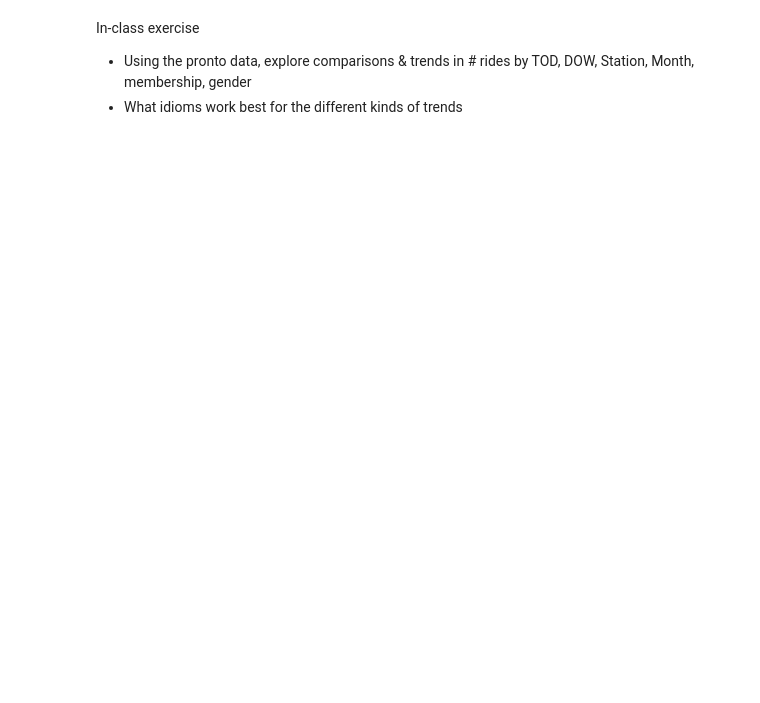
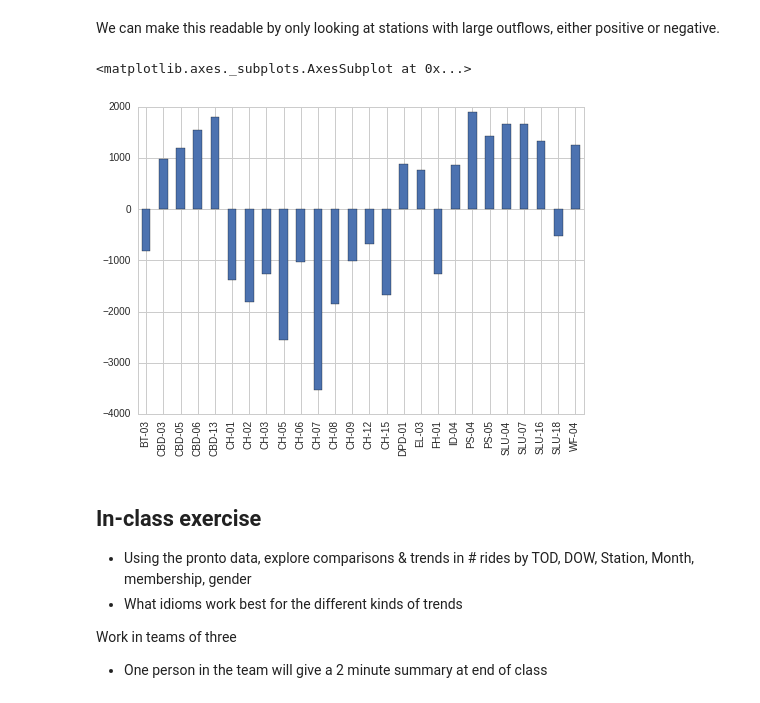
Before and after one commit to UWSEDS/LectureNotes, a Jupyter notebook: 07-Visualization-in-Python/Visualization in Python.ipynb, the cells around one changed output. Saved outputs shown, nothing was run; the diff lists cells and outputs as text; code cells hidden in the pictures; blank space fills up the shorter version.

```diff
--- a/07-Visualization-in-Python/Visualization in Python.ipynb
+++ b/07-Visualization-in-Python/Visualization in Python.ipynb
@@ -98,0 +55,3 @@ Focus is on comparison and trends task
+# %%
+count_list = [to_counts[x] for x in from_counts.index]
+ordered_to_counts = pd.Series(count_list, index=from_counts.index)
@@ -98,0 +68,3 @@ Focus is on comparison and trends task
+# %%
+df_counts = pd.DataFrame({'from': from_counts.values, 'to': ordered_to_counts.values}, index=from_counts.index)
+df_counts.head()
@@ -98,0 +78,3 @@ Focus is on comparison and trends task
+# %%
+df_counts.sort_index(inplace=True)  # Modifies the calling dataframe
+df_counts.head()
@@ -98,0 +90,3 @@ Focus is on comparison and trends task
+# %%
+df_outflow = pd.DataFrame({'outflow':df_counts.to - df_counts['from']}, index=df_counts.index)
+df_outflow.plot.bar(legend=False)
@@ -99,4 +96,17 @@ Focus is on comparison and trends task
+# %% [markdown]
+We can make this readable by only looking at stations with large outflows, either positive or negative.
+# %%
+min_outflow = 500
+sel = abs(df_outflow.outflow) > min_outflow
+df_outflow_small = df_outflow[sel]
+df_outflow_small.plot.bar(legend=False)
+# %% [output]
+<matplotlib.axes._subplots.AxesSubplot at 0x...>
+[figure, added]
 # %% [markdown]
-In-class exercise
-  - Using the pronto data, explore comparisons & trends in # rides by TOD, DOW, Station, Month, membership, gender
-  - What idioms work best for the different kinds of trends
+## In-class exercise
+- Using the pronto data, explore comparisons & trends in # rides by TOD, DOW, Station, Month, membership, gender
+- What idioms work best for the different kinds of trends
+
+Work in teams of three
+- One person in the team will give a 2 minute summary at end of class
```
Also changed, not shown: parts of 27 cells of this notebook, 1 other file.
